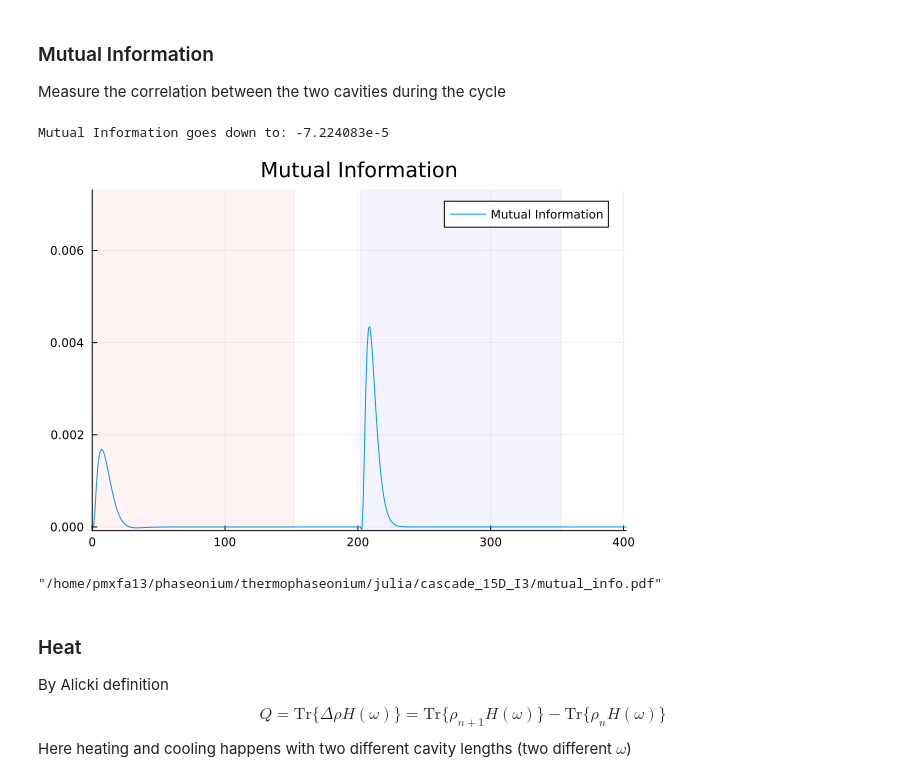
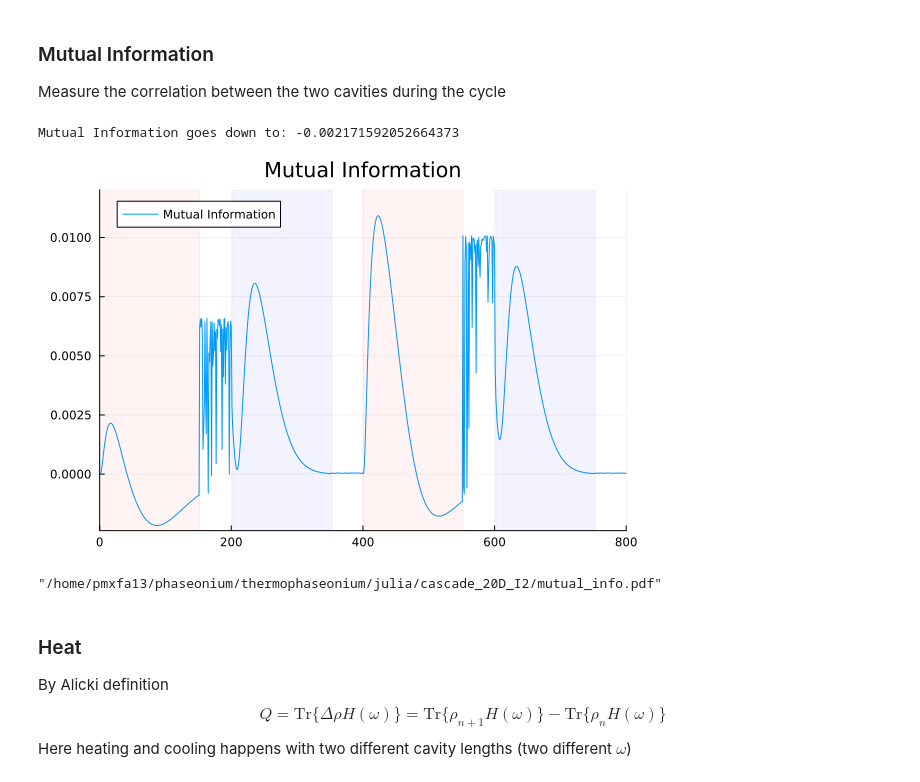
Before and after one commit to fedesss98/phaseonium-thermodynamics, a Jupyter notebook: julia/07-last-cycle.ipynb, the cells around one changed output. Cells and saved outputs as stored; diff of their text form; code cells hidden in the pictures.

```diff
--- a/julia/07-last-cycle.ipynb
+++ b/julia/07-last-cycle.ipynb
@@ -31,7 +32,9 @@ include("./src/RoutineFunctions.jl")
 # %% [output]
 plot_in_time (generic function with 1 method)
 # %%
-dir = "cascade_15D_I3";
+const THERMALIZED = false
+const PLOT_EVO = true
+dir = "cascade_20D_I2";
 config = ""
 try
     config = TOML.parsefile(dir * "/config.toml")
@@ -136,13 +143,30 @@ isochore_samplings = config["samplings"]["isochore"]
 adiabatic_time = config["stroke_time"]["adiabatic"]
 adiabatic_samplings = config["samplings"]["adiabatic"]
 
-total_cycle_time = isochore_samplings * 2 + 2 * adiabatic_samplings + 2
+total_cycle_time = isochore_samplings * 2 + 2 * adiabatic_samplings
+cycle_steps = []  # This keeps track of the total time of each stroke
 
-for t in 1:2
-    println("Cycle $t")
-    state, system_evolution = cycle(state, system_evolution, isochore_time, isochore_samplings, adiabatic_time, adiabatic_samplings);
-    total_cycles += 1
+if !THERMALIZED
+    for t in 1:config["cycles"]
+        println("Cycle $t")
+        state, system_evolution = cycle(
+            state, Δt, system_evolution, cycle_steps, isochore_time, isochore_samplings, adiabatic_time, adiabatic_samplings);
+        total_cycles += 1
+
+        if PLOT_EVO
+            x = state.ρ₁_evolution[end-total_cycle_time+1:end] # last cycle
+            y = state.c₁_evolution[end-total_cycle_time+1:end] # last cycle
+            g = measure_and_plot("Frequency", "Energy", x, y, "Cycle $t"; α=π)
+            display(g)
+        end
+    end
+
+    serialize(dir * "/state_$(total_cycles)C.jl", state)
+    serialize(dir * "/state_evolution_$(total_cycles)C.jl", system_evolution)
+else
+    system_evolution = deserialize(dir * "/state_evolution_$(total_cycles)C.jl");
 end
+println("Cycle len: $(size(system_evolution)[1] / total_cycles) steps")
 # %% [output]
 Cycle 1
 Isochoric Stroke
@@ -196,19 +216,19 @@ savefig(g, dir * "/entropy.pdf")
 ### Mutual Information
 Measure the correlation between the two cavities during the cycle
 # %%
-I = SA .+ SB .- SAB;
+I = SA + SB - SAB;
 # %%
 println("Mutual Information goes down to: $(minimum(I))")
 g = plot(I, label="Mutual Information", title="Mutual Information")
-plot_strokes_overlays(g, I, isochore_samplings, adiabatic_samplings; x_max=total_cycle_time)
+plot_strokes_overlays(g, I, isochore_samplings, adiabatic_samplings; x_max=total_cycles*total_cycle_time)
 # %% [output]
-Mutual Information goes down to: -7.224083e-5
+Mutual Information goes down to: -0.002171592052664373
-[figure, old version]
+[figure, new version]
 # %%
 savefig(g, dir * "/mutual_info.png")
 savefig(g, dir * "/mutual_info.pdf")
 # %% [output]
-"/home/pmxfa13/phaseonium/thermophaseonium/julia/cascade_15D_I3/mutual_info.pdf"
+"/home/pmxfa13/phaseonium/thermophaseonium/julia/cascade_20D_I2/mutual_info.pdf"
 # %% [markdown]
 ### Heat
 By Alicki definition
```
Also changed, not shown: parts of 25 cells of this notebook, 9 other files.
